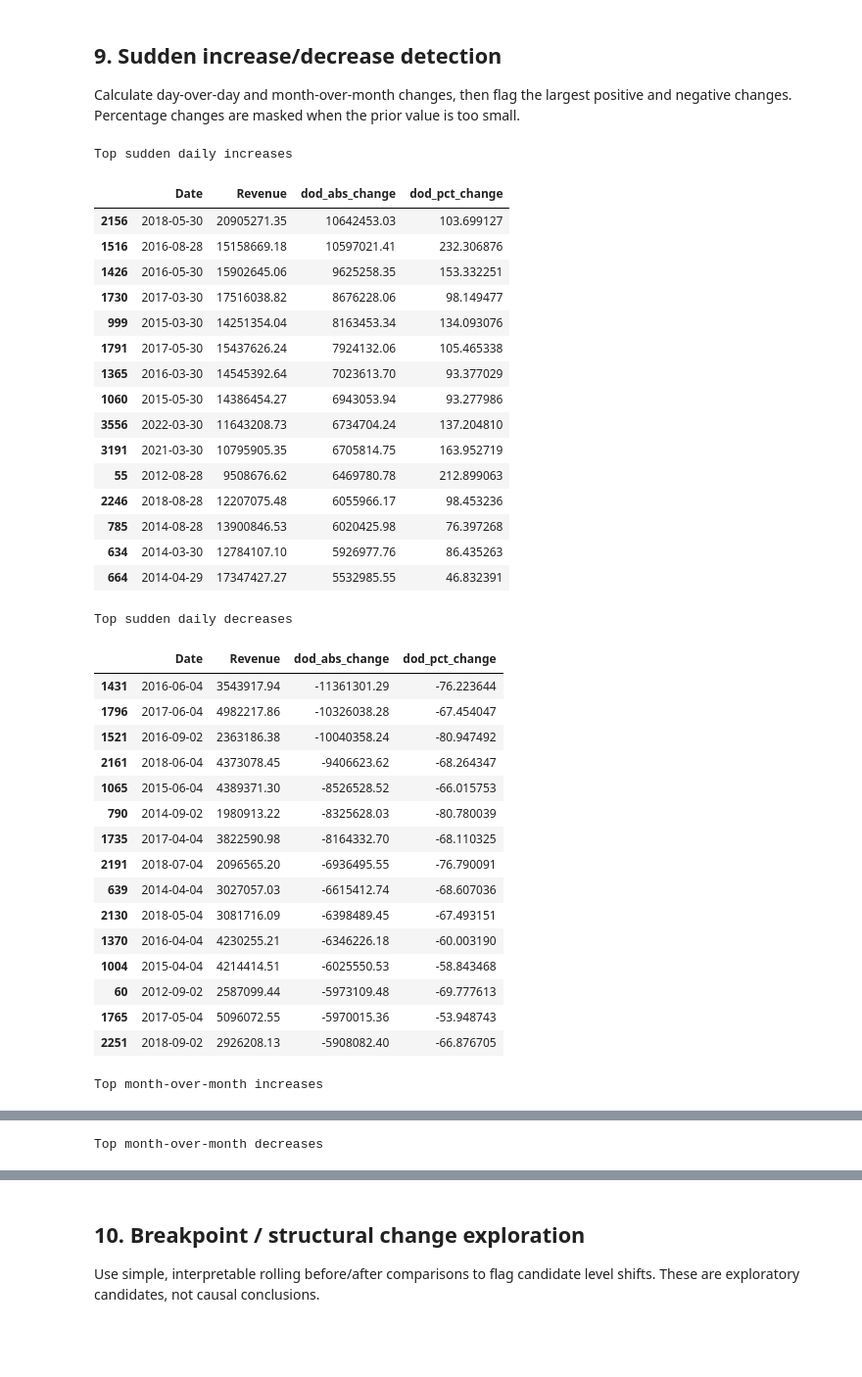
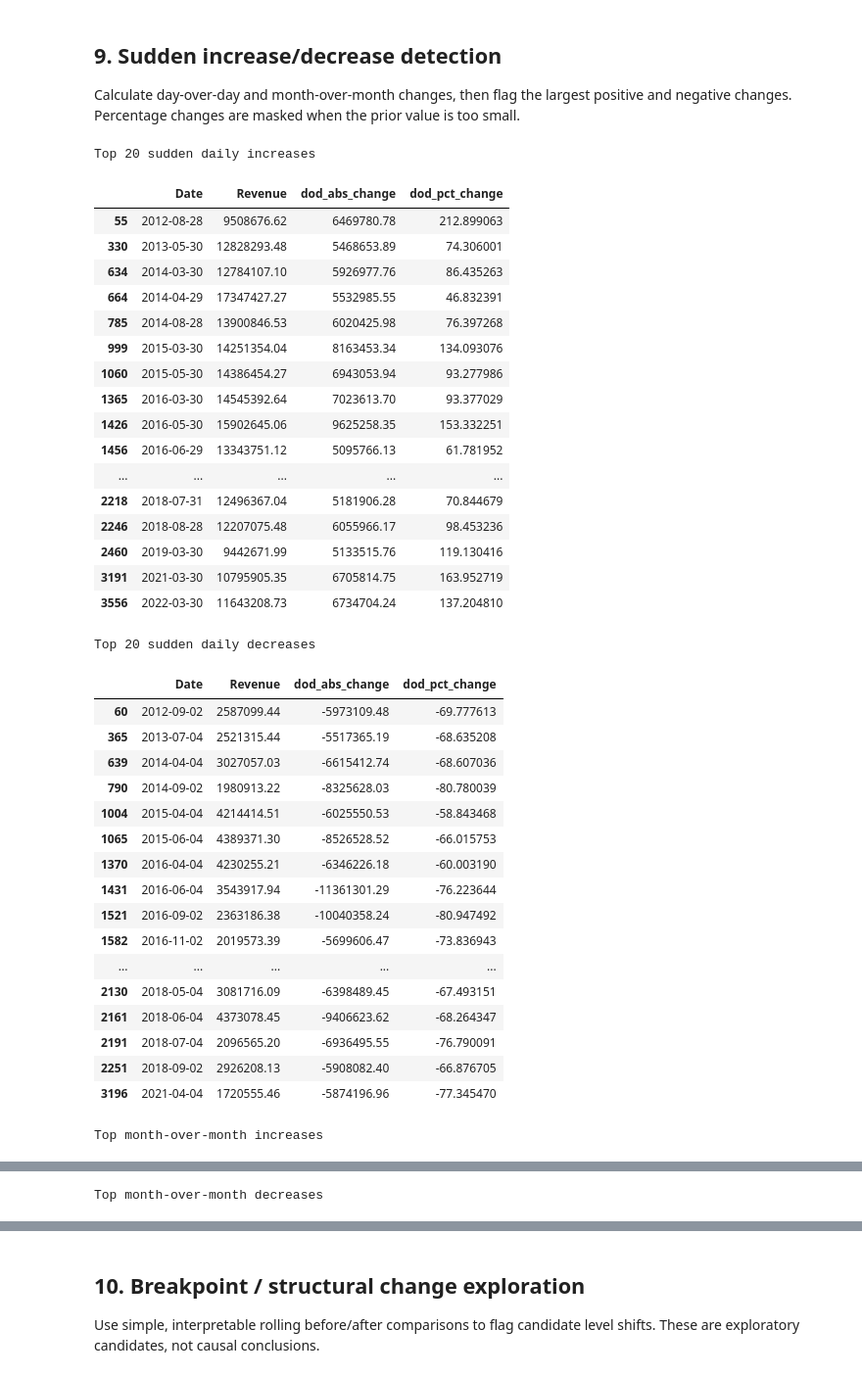
Before and after one commit to thaoanhlehoang/Datathon-2026-Inlier, a Jupyter notebook: ai_eda/eda_04_revenue_trend_analysis.ipynb, the cells around one changed output, grey strips where cells are left out. Shown at 98% size. Cells and saved outputs as stored; diff of their text form; code cells hidden in the pictures; blank space fills up the shorter version.

```diff
--- a/ai_eda/eda_04_revenue_trend_analysis.ipynb
+++ b/ai_eda/eda_04_revenue_trend_analysis.ipynb
@@ -461,65 +461,69 @@ Calculate day-over-day and month-over-month changes, then flag the largest posit
 # %%
 if daily.empty:
     print("Sudden change analysis skipped because daily series is unavailable.")
 else:
     daily["dod_abs_change"] = daily["Revenue"].diff()
     previous_daily = daily["Revenue"].shift(1)
     min_daily_denominator = max(1.0, daily["Revenue"].quantile(0.05) * 0.1)
     daily["dod_pct_change"] = np.where(previous_daily.abs() > min_daily_denominator, daily["dod_abs_change"] / previous_daily * 100, np.nan)
 
-    top_daily_increases_df = daily.nlargest(15, "dod_abs_change")[["Date", "Revenue", "dod_abs_change", "dod_pct_change"]]
-    top_daily_decreases_df = daily.nsmallest(15, "dod_abs_change")[["Date", "Revenue", "dod_abs_change", "dod_pct_change"]]
+    top_daily_increases_df = daily.nlargest(20, "dod_abs_change")[["Date", "Revenue", "dod_abs_change", "dod_pct_change"]]
+    top_daily_decreases_df = daily.nsmallest(20, "dod_abs_change")[["Date", "Revenue", "dod_abs_change", "dod_pct_change"]]
+    top_daily_increases_df = top_daily_increases_df.sort_values(by="Date")
+    top_daily_decreases_df = top_daily_decreases_df.sort_values(by="Date")
 
     monthly["mom_abs_change"] = monthly["Revenue"].diff()
     previous_monthly = monthly["Revenue"].shift(1)
     min_monthly_denominator = max(1.0, monthly["Revenue"].quantile(0.05) * 0.1)
     monthly["mom_pct_change_safe"] = np.where(previous_monthly.abs() > min_monthly_denominator, monthly["mom_abs_change"] / previous_monthly * 100, np.nan)
     top_monthly_increases_df = monthly.nlargest(12, "mom_abs_change")[["year_month", "Revenue", "mom_abs_change", "mom_pct_change_safe"]]
     top_monthly_decreases_df = monthly.nsmallest(12, "mom_abs_change")[["year_month", "Revenue", "mom_abs_change", "mom_pct_change_safe"]]
 
-    print("Top sudden daily increases")
+    print("Top 20 sudden daily increases")
     display(top_daily_increases_df)
-    print("Top sudden daily decreases")
+    print("Top 20 sudden daily decreases")
     display(top_daily_decreases_df)
     print("Top month-over-month increases")
     display(top_monthly_increases_df)
     print("Top month-over-month decreases")
     display(top_monthly_decreases_df)
 # %% [output]
-Top sudden daily increases
+Top 20 sudden daily increases
 |  | Date | Revenue | dod_abs_change | dod_pct_change |
-| 2156 | 2018-05-30 | 20905271.35 | 10642453.03 | 103.699127 |
-| 1516 | 2016-08-28 | 15158669.18 | 10597021.41 | 232.306876 |
-| 1426 | 2016-05-30 | 15902645.06 | 9625258.35 | 153.332251 |
-| 1730 | 2017-03-30 | 17516038.82 | 8676228.06 | 98.149477 |
-| 999 | 2015-03-30 | 14251354.04 | 8163453.34 | 134.093076 |
-| 1791 | 2017-05-30 | 15437626.24 | 7924132.06 | 105.465338 |
-| 1365 | 2016-03-30 | 14545392.64 | 7023613.70 | 93.377029 |
-| 1060 | 2015-05-30 | 14386454.27 | 6943053.94 | 93.277986 |
-| 3556 | 2022-03-30 | 11643208.73 | 6734704.24 | 137.204810 |
-| 3191 | 2021-03-30 | 10795905.35 | 6705814.75 | 163.952719 |
 | 55 | 2012-08-28 | 9508676.62 | 6469780.78 | 212.899063 |
-| 2246 | 2018-08-28 | 12207075.48 | 6055966.17 | 98.453236 |
-| 785 | 2014-08-28 | 13900846.53 | 6020425.98 | 76.397268 |
+| 330 | 2013-05-30 | 12828293.48 | 5468653.89 | 74.306001 |
 | 634 | 2014-03-30 | 12784107.10 | 5926977.76 | 86.435263 |
 | 664 | 2014-04-29 | 17347427.27 | 5532985.55 | 46.832391 |
+| 785 | 2014-08-28 | 13900846.53 | 6020425.98 | 76.397268 |
+| 999 | 2015-03-30 | 14251354.04 | 8163453.34 | 134.093076 |
+| 1060 | 2015-05-30 | 14386454.27 | 6943053.94 | 93.277986 |
+| 1365 | 2016-03-30 | 14545392.64 | 7023613.70 | 93.377029 |
+| 1426 | 2016-05-30 | 15902645.06 | 9625258.35 | 153.332251 |
+| 1456 | 2016-06-29 | 13343751.12 | 5095766.13 | 61.781952 |
+| ... | ... | ... | ... | ... |
+| 2218 | 2018-07-31 | 12496367.04 | 5181906.28 | 70.844679 |
+| 2246 | 2018-08-28 | 12207075.48 | 6055966.17 | 98.453236 |
+| 2460 | 2019-03-30 | 9442671.99 | 5133515.76 | 119.130416 |
+| 3191 | 2021-03-30 | 10795905.35 | 6705814.75 | 163.952719 |
+| 3556 | 2022-03-30 | 11643208.73 | 6734704.24 | 137.204810 |
-Top sudden daily decreases
+Top 20 sudden daily decreases
 |  | Date | Revenue | dod_abs_change | dod_pct_change |
+| 60 | 2012-09-02 | 2587099.44 | -5973109.48 | -69.777613 |
+| 365 | 2013-07-04 | 2521315.44 | -5517365.19 | -68.635208 |
+| 639 | 2014-04-04 | 3027057.03 | -6615412.74 | -68.607036 |
+| 790 | 2014-09-02 | 1980913.22 | -8325628.03 | -80.780039 |
+| 1004 | 2015-04-04 | 4214414.51 | -6025550.53 | -58.843468 |
+| 1065 | 2015-06-04 | 4389371.30 | -8526528.52 | -66.015753 |
+| 1370 | 2016-04-04 | 4230255.21 | -6346226.18 | -60.003190 |
 | 1431 | 2016-06-04 | 3543917.94 | -11361301.29 | -76.223644 |
-| 1796 | 2017-06-04 | 4982217.86 | -10326038.28 | -67.454047 |
 | 1521 | 2016-09-02 | 2363186.38 | -10040358.24 | -80.947492 |
+| 1582 | 2016-11-02 | 2019573.39 | -5699606.47 | -73.836943 |
+| ... | ... | ... | ... | ... |
+| 2130 | 2018-05-04 | 3081716.09 | -6398489.45 | -67.493151 |
 | 2161 | 2018-06-04 | 4373078.45 | -9406623.62 | -68.264347 |
-| 1065 | 2015-06-04 | 4389371.30 | -8526528.52 | -66.015753 |
-| 790 | 2014-09-02 | 1980913.22 | -8325628.03 | -80.780039 |
-| 1735 | 2017-04-04 | 3822590.98 | -8164332.70 | -68.110325 |
 | 2191 | 2018-07-04 | 2096565.20 | -6936495.55 | -76.790091 |
-| 639 | 2014-04-04 | 3027057.03 | -6615412.74 | -68.607036 |
-| 2130 | 2018-05-04 | 3081716.09 | -6398489.45 | -67.493151 |
-| 1370 | 2016-04-04 | 4230255.21 | -6346226.18 | -60.003190 |
-| 1004 | 2015-04-04 | 4214414.51 | -6025550.53 | -58.843468 |
-| 60 | 2012-09-02 | 2587099.44 | -5973109.48 | -69.777613 |
-| 1765 | 2017-05-04 | 5096072.55 | -5970015.36 | -53.948743 |
 | 2251 | 2018-09-02 | 2926208.13 | -5908082.40 | -66.876705 |
+| 3196 | 2021-04-04 | 1720555.46 | -5874196.96 | -77.345470 |
 Top month-over-month increases
 |  | year_month | Revenue | mom_abs_change | mom_pct_change_safe |
 | 33 | 2015-04 | 2.596944e+08 | 88754109.79 | 51.921110 |
```
Also changed, not shown: parts of 1 cell of this notebook, 22 other files.
